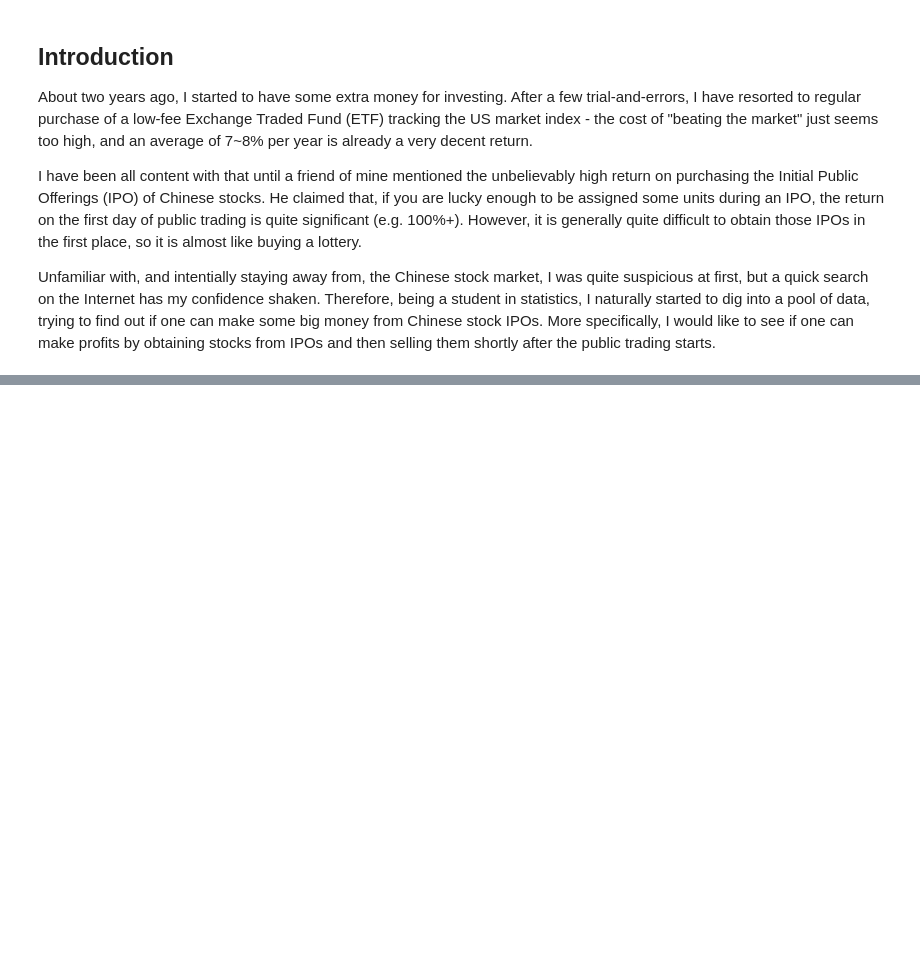
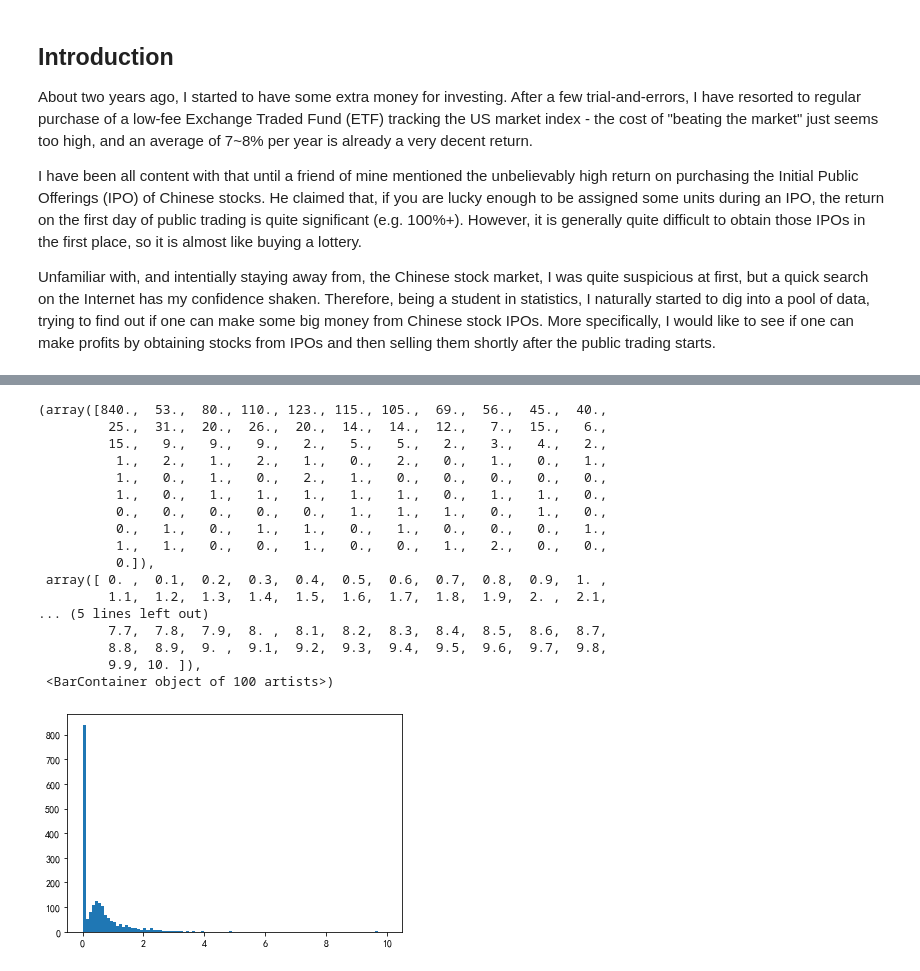
Before and after one commit to sparktseung/Chinese-IPO, a Jupyter notebook: Chinese-IPO.ipynb, the cells around one changed output, grey strips where cells are left out. Saved outputs shown, nothing was run; the diff lists cells and outputs as text; code cells hidden in the pictures; blank space fills up the shorter version.

```diff
--- a/Chinese-IPO.ipynb
+++ b/Chinese-IPO.ipynb
@@ -64,8 +58,12 @@ ipo_df.rename(columns={"股票代码": "ticker", "股票简称": "name",
                        "打新收益": "return_ipo",
                        "上市日期": "list_date", "市场": "market"
                        }, inplace = True)
+# The raw data are not in numeric
+for i in range(2, 15):
+    ipo_df.iloc[:, i] = pd.to_numeric(ipo_df.iloc[:, i])
 # Filter by date: 2010-2019
 ipo_df['list_date'] = pd.to_datetime(ipo_df['list_date'])
-drop_idx = ipo_df[ipo_df['list_date'] > dt.datetime(2019, 12, 31)].index
+drop_idx = ipo_df[ (ipo_df['list_date'] > dt.datetime(2019, 12, 31)) ].index
 ipo_df.drop(drop_idx , inplace = True)
+ipo_df.dropna(inplace = True)
 # %% [markdown]
@@ -93,0 +109,3 @@ After a quick view of the website, it seems that they have IPO data starting fro
+# %%
+# Aggregate online and offline successful rate
+ipo_df['prob_all'] = ( ipo_df['prob_online'] * ipo_df['subs_online'] + ipo_df['prob_offline'] * ipo_df['subs_offline'] ) / (ipo_df['subs_online'] + ipo_df['subs_offline'] )
@@ -93,0 +151,21 @@ After a quick view of the website, it seems that they have IPO data starting fro
+# %%
+plt.hist(x = ipo_df['prob_online'], bins = 100, range = (0, 10))
+# %% [output]
+(array([840.,  53.,  80., 110., 123., 115., 105.,  69.,  56.,  45.,  40.,
+         25.,  31.,  20.,  26.,  20.,  14.,  14.,  12.,   7.,  15.,   6.,
+         15.,   9.,   9.,   9.,   2.,   5.,   5.,   2.,   3.,   4.,   2.,
+          1.,   2.,   1.,   2.,   1.,   0.,   2.,   0.,   1.,   0.,   1.,
+          1.,   0.,   1.,   0.,   2.,   1.,   0.,   0.,   0.,   0.,   0.,
+          1.,   0.,   1.,   1.,   1.,   1.,   1.,   0.,   1.,   1.,   0.,
+          0.,   0.,   0.,   0.,   0.,   1.,   1.,   1.,   0.,   1.,   0.,
+          0.,   1.,   0.,   1.,   1.,   0.,   1.,   0.,   0.,   0.,   1.,
+          1.,   1.,   0.,   0.,   1.,   0.,   0.,   1.,   2.,   0.,   0.,
+          0.]),
+ array([ 0. ,  0.1,  0.2,  0.3,  0.4,  0.5,  0.6,  0.7,  0.8,  0.9,  1. ,
+         1.1,  1.2,  1.3,  1.4,  1.5,  1.6,  1.7,  1.8,  1.9,  2. ,  2.1,
+... (5 lines left out)
+         7.7,  7.8,  7.9,  8. ,  8.1,  8.2,  8.3,  8.4,  8.5,  8.6,  8.7,
+         8.8,  8.9,  9. ,  9.1,  9.2,  9.3,  9.4,  9.5,  9.6,  9.7,  9.8,
+         9.9, 10. ]),
+ <BarContainer object of 100 artists>)
+[figure, added]
```
Also changed, not shown: parts of 17 cells of this notebook, 4 other files.
